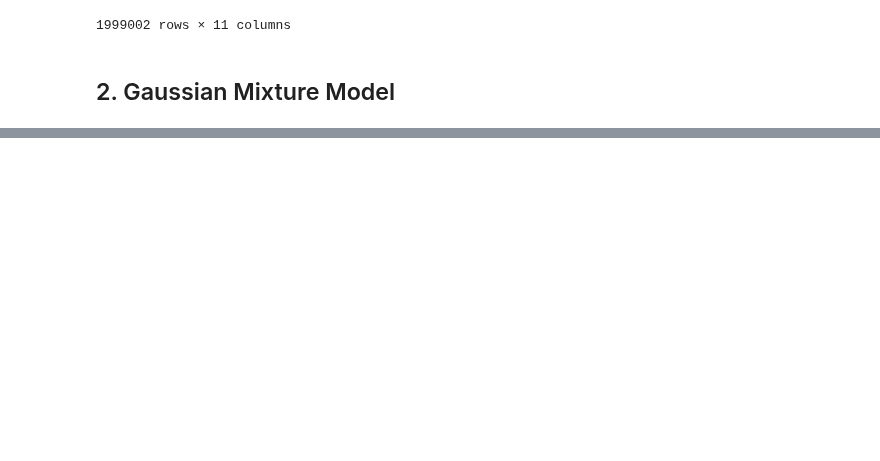
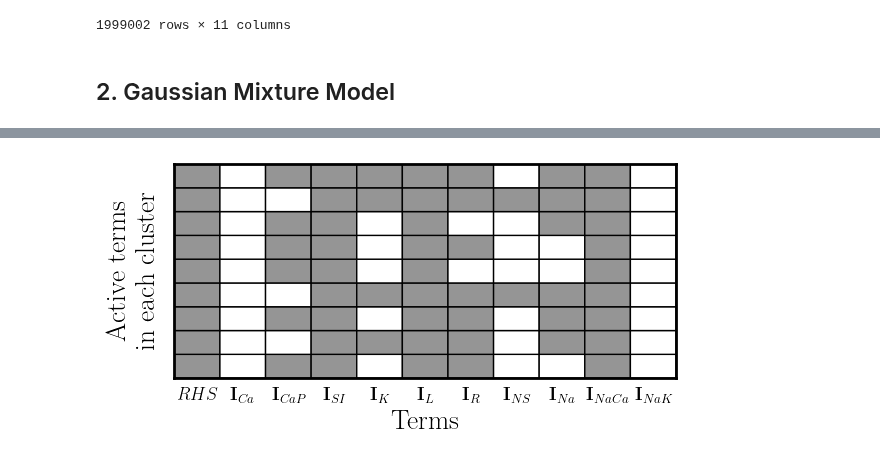
Before and after one commit to tbreitburd/Learning-Dominant-Physical-Processes-using-Unsupervised-Learning-Techniques-, a Jupyter notebook: Notebooks/Bursting_Neuron.ipynb, the cells around one changed output, grey strips where cells are left out. Drawn from its saved outputs; the diff is of its cells as text; code cells hidden in the pictures; blank space fills up the shorter version.

```diff
--- a/Notebooks/Bursting_Neuron.ipynb
+++ b/Notebooks/Bursting_Neuron.ipynb
@@ -125,0 +200,16 @@ NameError: name 'pf' is not defined
+# %%
+# Set the alpha regularization term to 40
+alpha = 10
+# Initialize the sparse PCA model
+spca_model = np.zeros((n_clusters, nfeatures))
+
+for i in range(n_clusters):
+    feature_idx = np.where(cluster_idx == i)[0]
+    cluster_features = features[feature_idx, :]
+
+    spca = SparsePCA(n_components=1, alpha=alpha, random_state=seed)
+    spca.fit(cluster_features)
+
+    active_terms = np.where(spca.components_[0] != 0)[0]
+    if len(active_terms) > 0:
+        spca_model[i, active_terms] = 1  # Set the active terms to 1
@@ -125,0 +228,25 @@ NameError: name 'pf' is not defined
+# %%
+# Plot a grid with active terms in each cluster
+gridmap = spca_model.copy()
+
+plt.figure(figsize=(6, 3))
+
+# Make a grid of the balance models
+plt.pcolor(gridmap, edgecolors="k", linewidth=1, cmap="Greys", vmin=0, vmax=2)
+plt.gca().set_xticks(np.arange(0.5, len(labels) + 0.5))
+plt.gca().set_xticklabels(labels, fontsize=13)
+plt.gca().set_yticklabels([])
+
+for axis in ["top", "bottom", "left", "right"]:
+    plt.gca().spines[axis].set_linewidth(2)
+
+plt.gca().tick_params(axis="both", width=0)
+
+plt.xlabel("Terms")
+plt.ylabel("Active terms \n in each cluster")
+
+plt.tight_layout()
+
+plt.show()
+# %% [output]
+[figure, added]
```
Also changed, not shown: parts of 22 cells of this notebook.
